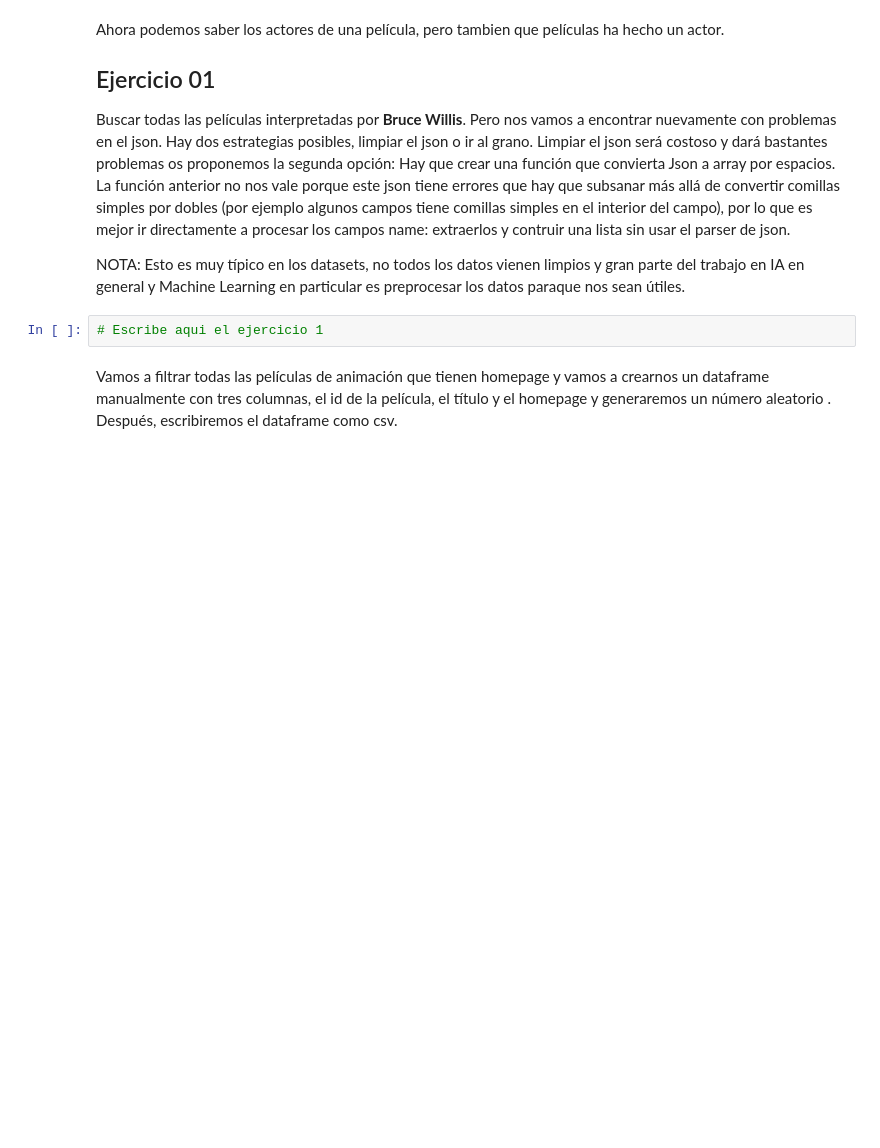
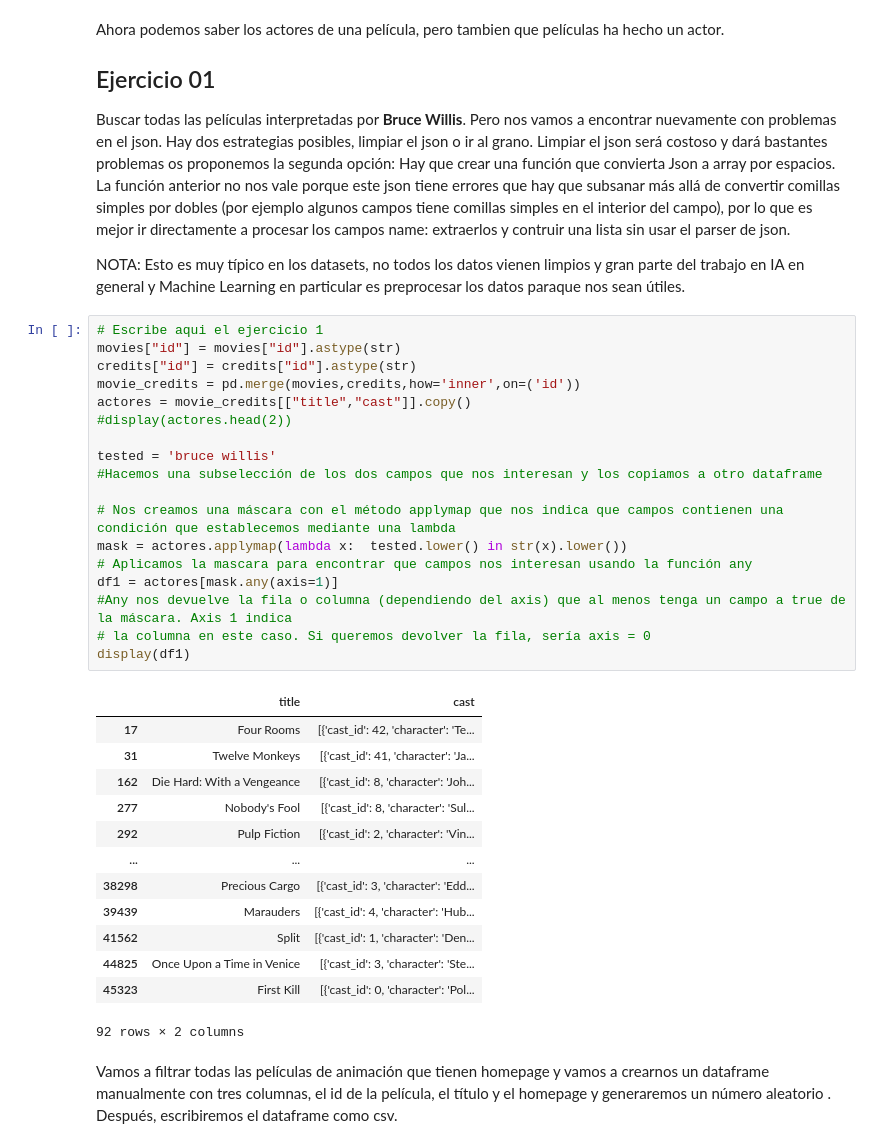
Before and after one commit to JoseRamonRenteroJimenez/SI_24_25, a Jupyter notebook: PR1/Practica02.ipynb, the cells around one changed output. Saved outputs shown, nothing was run; the diff lists cells and outputs as text; blank space fills up the shorter version.

```diff
--- a/PR1/Practica02.ipynb
+++ b/PR1/Practica02.ipynb
@@ -270,6 +270,36 @@ Hay que crear una función que convierta Json a array por espacios. La función
 NOTA: Esto es muy típico en los datasets, no todos los datos vienen limpios y gran parte del trabajo en IA en general y Machine Learning en particular es preprocesar los datos paraque nos sean útiles.
 # %%
 # Escribe aqui el ejercicio 1
+movies["id"] = movies["id"].astype(str)
+credits["id"] = credits["id"].astype(str)
+movie_credits = pd.merge(movies,credits,how='inner',on=('id'))
+actores = movie_credits[["title","cast"]].copy()
+#display(actores.head(2))
+
+tested = 'bruce willis'
+#Hacemos una subselección de los dos campos que nos interesan y los copiamos a otro dataframe
+
+# Nos creamos una máscara con el método applymap que nos indica que campos contienen una condición que establecemos mediante una lambda
+mask = actores.applymap(lambda x:  tested.lower() in str(x).lower())
+# Aplicamos la mascara para encontrar que campos nos interesan usando la función any
+df1 = actores[mask.any(axis=1)]
+#Any nos devuelve la fila o columna (dependiendo del axis) que al menos tenga un campo a true de la máscara. Axis 1 indica
+# la columna en este caso. Si queremos devolver la fila, sería axis = 0
+display(df1)
+# %% [output]
+|  | title | cast |
+| 17 | Four Rooms | [{'cast_id': 42, 'character': 'Te... |
+| 31 | Twelve Monkeys | [{'cast_id': 41, 'character': 'Ja... |
+| 162 | Die Hard: With a Vengeance | [{'cast_id': 8, 'character': 'Joh... |
+| 277 | Nobody's Fool | [{'cast_id': 8, 'character': 'Sul... |
+| 292 | Pulp Fiction | [{'cast_id': 2, 'character': 'Vin... |
+| ... | ... | ... |
+| 38298 | Precious Cargo | [{'cast_id': 3, 'character': 'Edd... |
+| 39439 | Marauders | [{'cast_id': 4, 'character': 'Hub... |
+| 41562 | Split | [{'cast_id': 1, 'character': 'Den... |
+| 44825 | Once Upon a Time in Venice | [{'cast_id': 3, 'character': 'Ste... |
+| 45323 | First Kill | [{'cast_id': 0, 'character': 'Pol... |
+92 rows × 2 columns
 # %% [markdown]
 Vamos a filtrar todas las películas de animación que tienen homepage y vamos a crearnos un dataframe manualmente con tres columnas, el id de la película, el título y el homepage y generaremos un número aleatorio . Después, escribiremos el dataframe como csv.
 # %%
```
Also changed, not shown: parts of 6 cells of this notebook, 1 other file.
